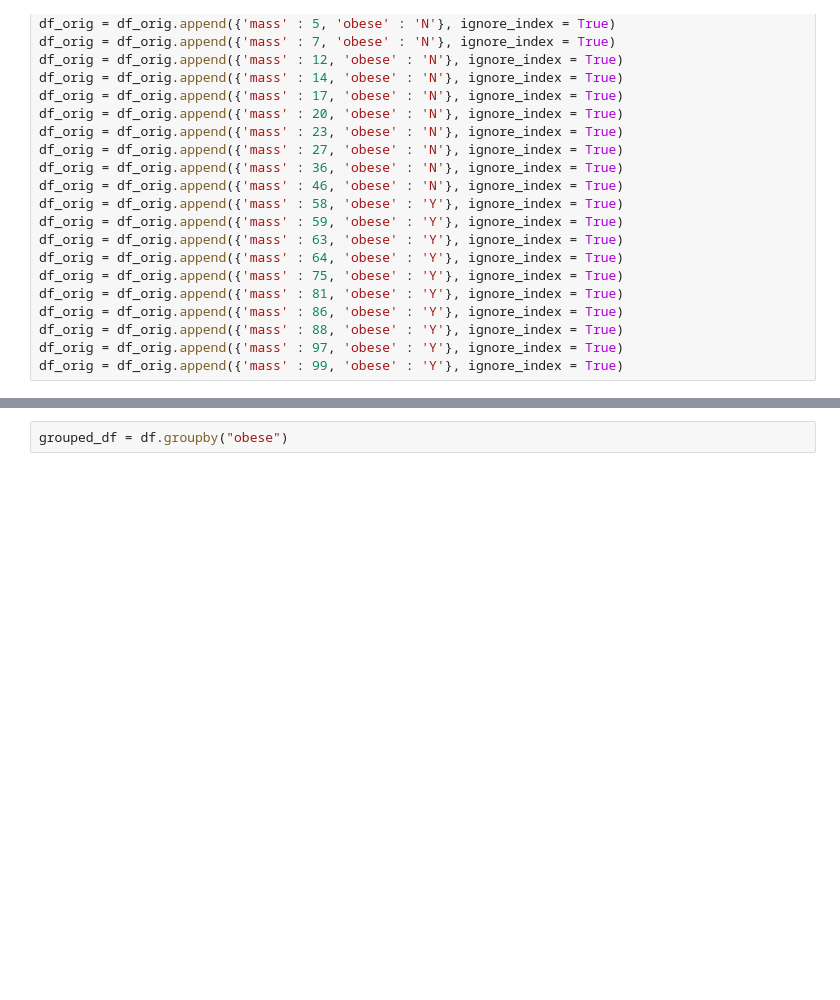
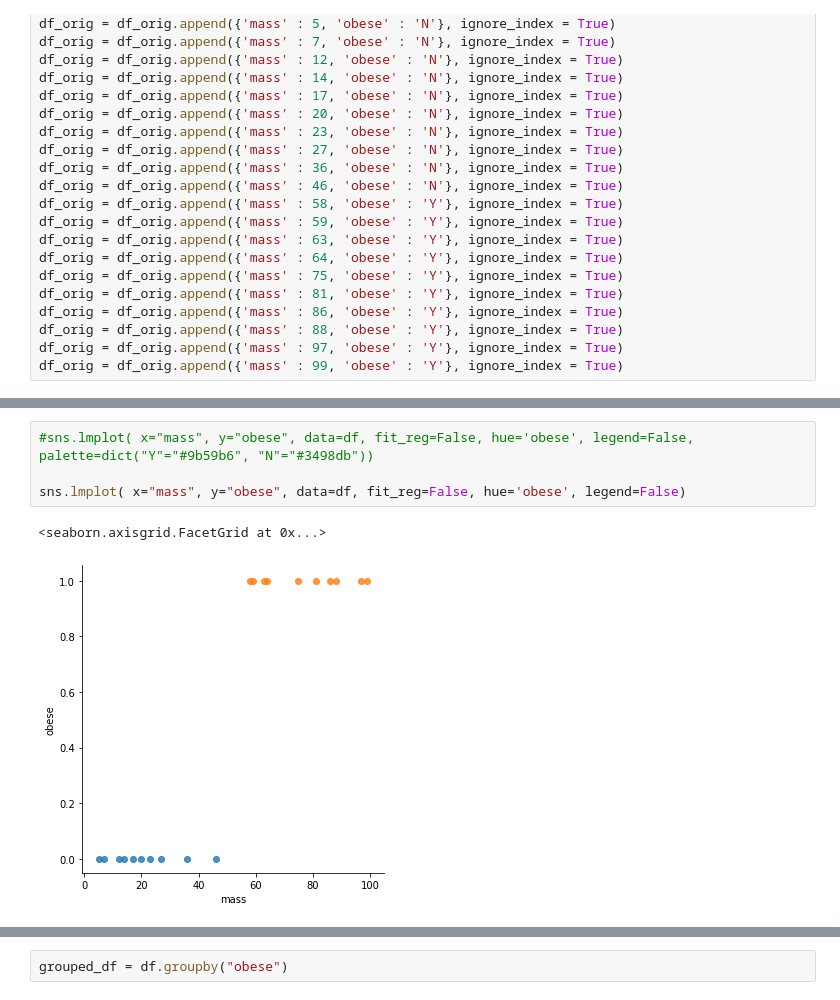
Before and after one commit to SandeepGaadhe/DataScience, a Jupyter notebook: code/stat_quest/support_vector_machines/support_vector_machines.ipynb, the cells around one changed output, grey strips where cells are left out. Cells and saved outputs as stored; diff of their text form; blank space fills up the shorter version.

```diff
--- a/code/stat_quest/support_vector_machines/support_vector_machines.ipynb
+++ b/code/stat_quest/support_vector_machines/support_vector_machines.ipynb
@@ -46,0 +89,7 @@ df = df_orig.copy()
+# %%
+#sns.lmplot( x="mass", y="obese", data=df, fit_reg=False, hue='obese', legend=False, palette=dict("Y"="#9b59b6", "N"="#3498db"))
+
+sns.lmplot( x="mass", y="obese", data=df, fit_reg=False, hue='obese', legend=False)
+# %% [output]
+<seaborn.axisgrid.FacetGrid at 0x...>
+[figure, added]
```
Also changed, not shown: parts of 7 cells of this notebook, 4 other files.
